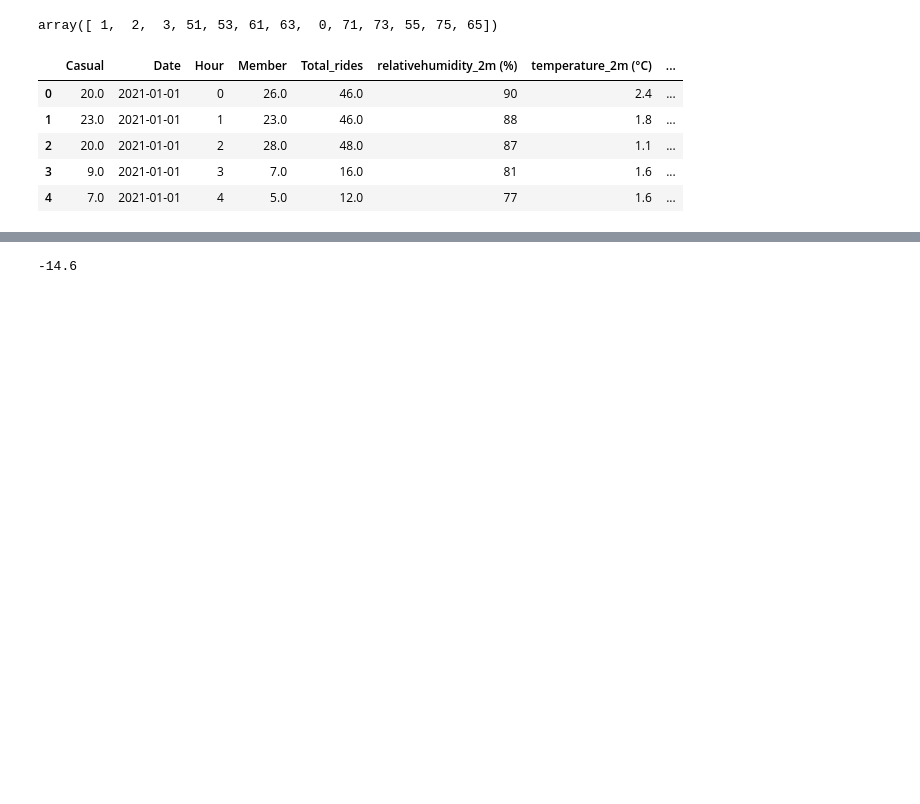
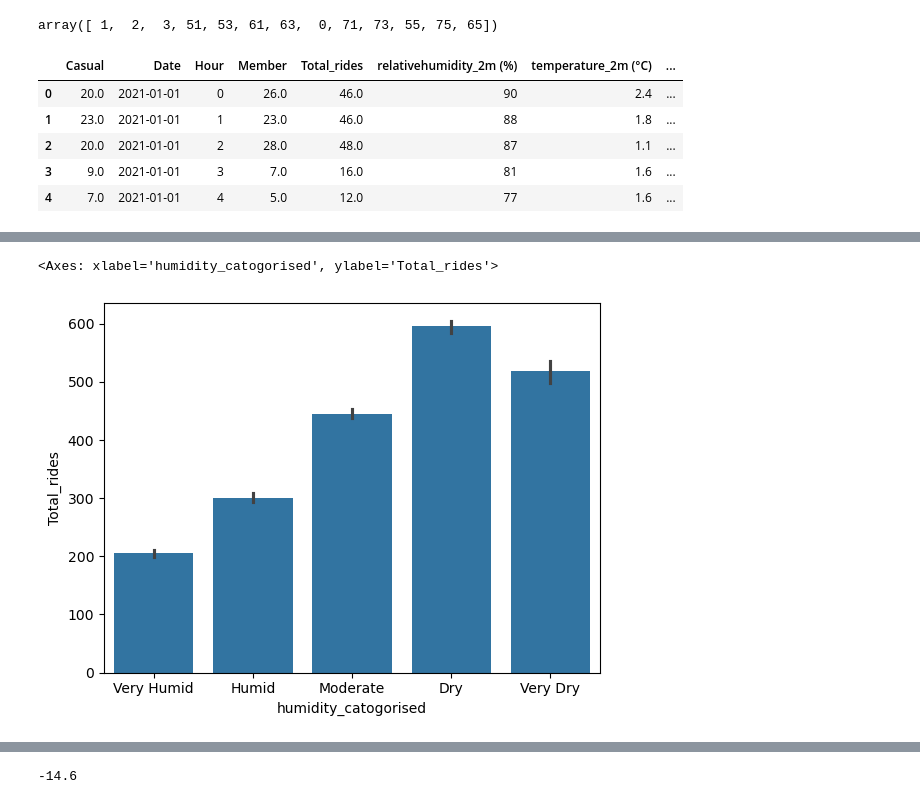
Before and after one commit to enzo253/data-science, a Jupyter notebook: bike_project/bike_data.ipynb, the cells around one changed output, grey strips where cells are left out. Saved outputs shown, nothing was run; the diff lists cells and outputs as text; code cells hidden in the pictures; blank space fills up the shorter version.

```diff
--- a/bike_project/bike_data.ipynb
+++ b/bike_project/bike_data.ipynb
@@ -94,0 +146,5 @@ bike_data_hourly.head()
+# %%
+sns.barplot(data=bike_data_hourly, x='humidity_catogorised', y='Total_rides')
+# %% [output]
+<Axes: xlabel='humidity_catogorised', ylabel='Total_rides'>
+[figure, added]
```
Also changed, not shown: parts of 29 cells of this notebook.
